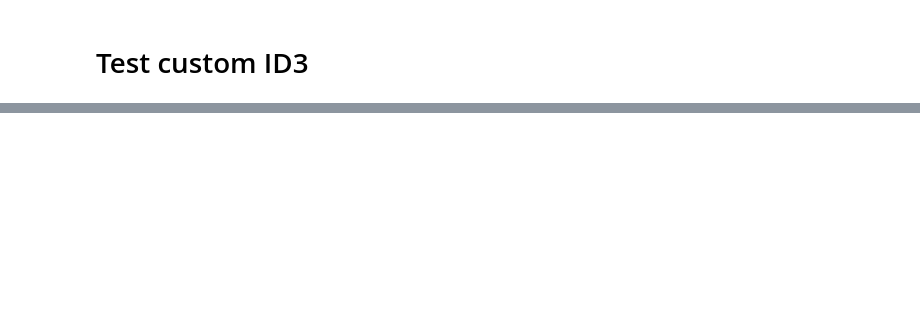
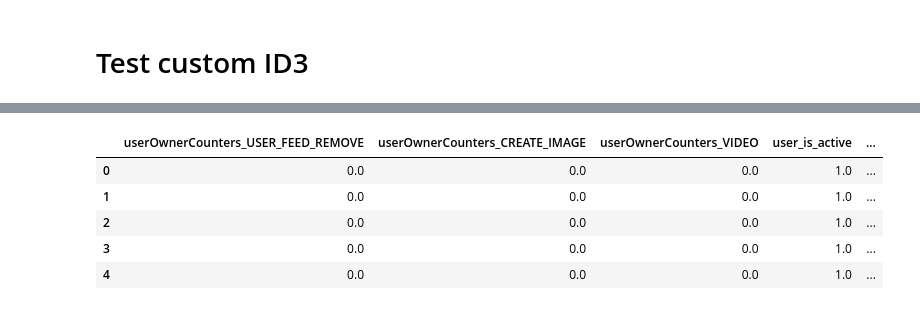
Before and after one commit to SKutukov/ML_experiments, a Jupyter notebook: main.py.ipynb, the cells around one changed output, grey strips where cells are left out. Cells and saved outputs as stored; diff of their text form; code cells hidden in the pictures; blank space fills up the shorter version.

```diff
--- a/main.py.ipynb
+++ b/main.py.ipynb
@@ -424,0 +524,27 @@ test spearmanr SpearmanrResult(correlation=1.0, pvalue=0.0)
+# %%
+root =  ID3(tranformed_data, Y)
+# %%
+def calc_score(data):
+    scores = []
+
+    for row1 in data.iterrows():
+        count = 0
+        for row2 in data.iterrows():
+            count += root.predict(row1[1][selected_features] >= row2[1][selected_features])
+        scores.append(count)
+    data["score"] = np.array(scores)
+
+    return data
+# %%
+data.head()
+data = data.groupby("instanceId_userId")\
+    .apply(calc_score)
+# %%
+data.head()
+# %% [output]
+|  | userOwnerCounters_USER_FEED_REMOVE | userOwnerCounters_CREATE_IMAGE | userOwnerCounters_VIDEO | user_is_active | ... |
+| 0 | 0.0 | 0.0 | 0.0 | 1.0 | ... |
+| 1 | 0.0 | 0.0 | 0.0 | 1.0 | ... |
+| 2 | 0.0 | 0.0 | 0.0 | 1.0 | ... |
+| 3 | 0.0 | 0.0 | 0.0 | 1.0 | ... |
+| 4 | 0.0 | 0.0 | 0.0 | 1.0 | ... |
```
Also changed, not shown: parts of 9 cells of this notebook, 1 other file.
